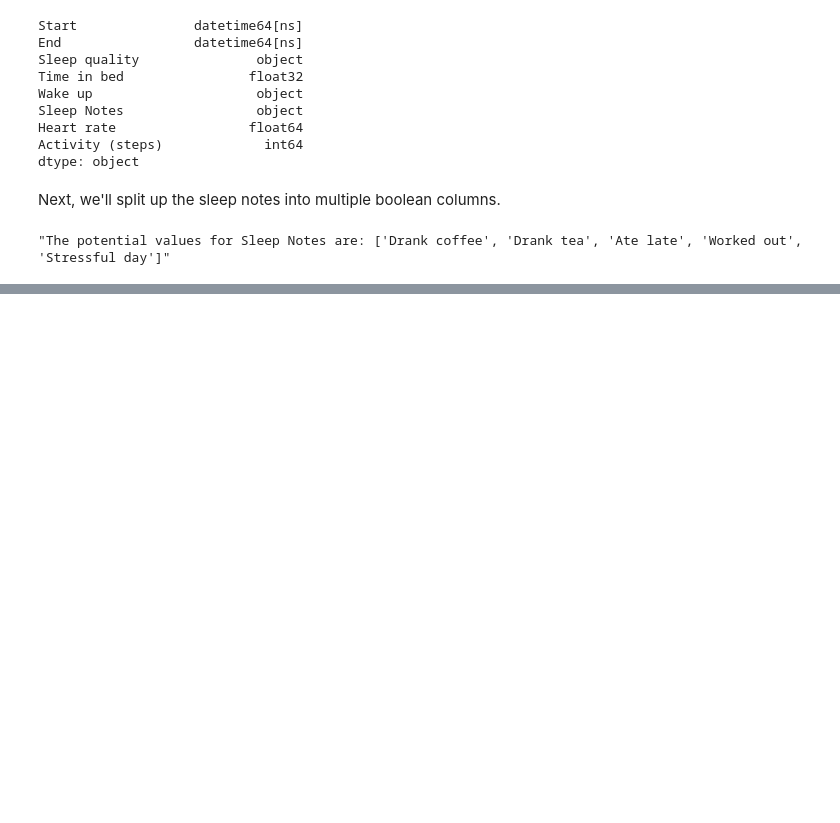
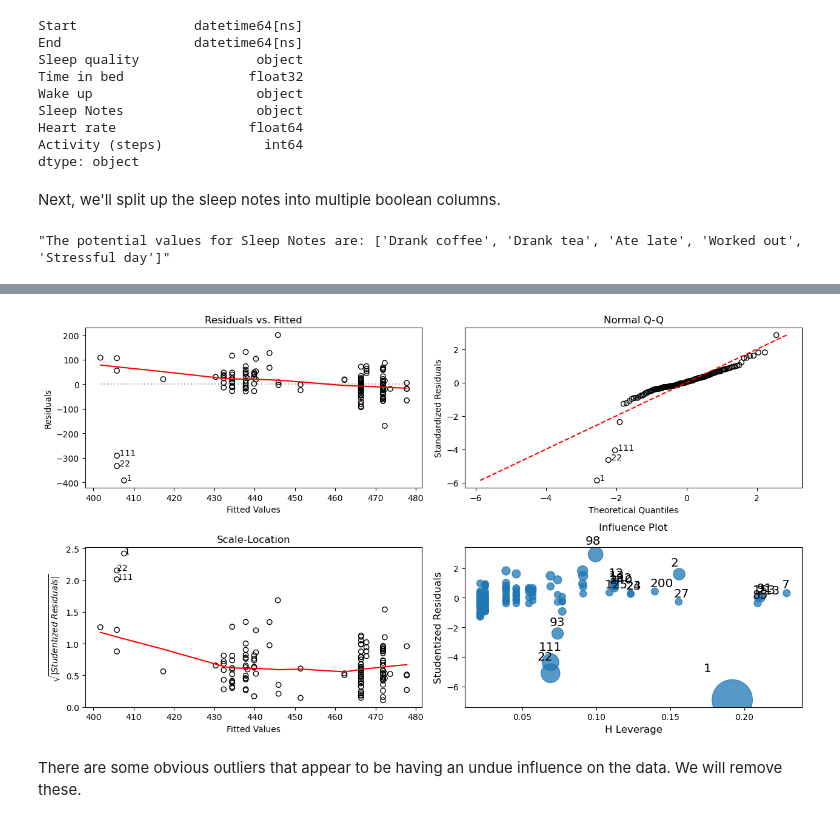
Before and after one commit to arquillen-py/jupyter-books, a Jupyter notebook: Sleep.ipynb, the cells around one changed output, grey strips where cells are left out. Cells and saved outputs as stored; diff of their text form; code cells hidden in the pictures; blank space fills up the shorter version.

Commit message:
ANOVA analysis

```diff
--- a/Sleep.ipynb
+++ b/Sleep.ipynb
@@ -207,7 +210,7 @@ def regression_diagnostic_plots(model: "statsmodels.smf after .fit()"):
 
     #------------------------------------------
 
-    influence_plot(results, ax = ax[1, 1])
+    influence_plot(model, ax = ax[1, 1])
     ax[1, 1].set_title("Influence Plot", pad = 20)
     ax[1, 1].set_xlabel('H Leverage', fontsize = 12)
     ax[1, 1].set_ylabel('Studentized Residuals', fontsize = 12)
@@ -421,0 +402,2 @@ Notes:
+# %%
+anova = ols('Time_in_bed ~ C(Drank_coffee) + C(Drank_tea) + C(Wake_up) + C(Ate_late) + C(Worked_out) + C(Stressful_day)', data = dfTrain).fit()
@@ -421,0 +411,6 @@ Notes:
+# %%
+regression_diagnostic_plots(anova)
+# %% [output]
+[figure, added]
+# %% [markdown]
+There are some obvious outliers that appear to be having an undue influence on the data. We will remove these.
```
Also changed, not shown: parts of 13 cells of this notebook.
